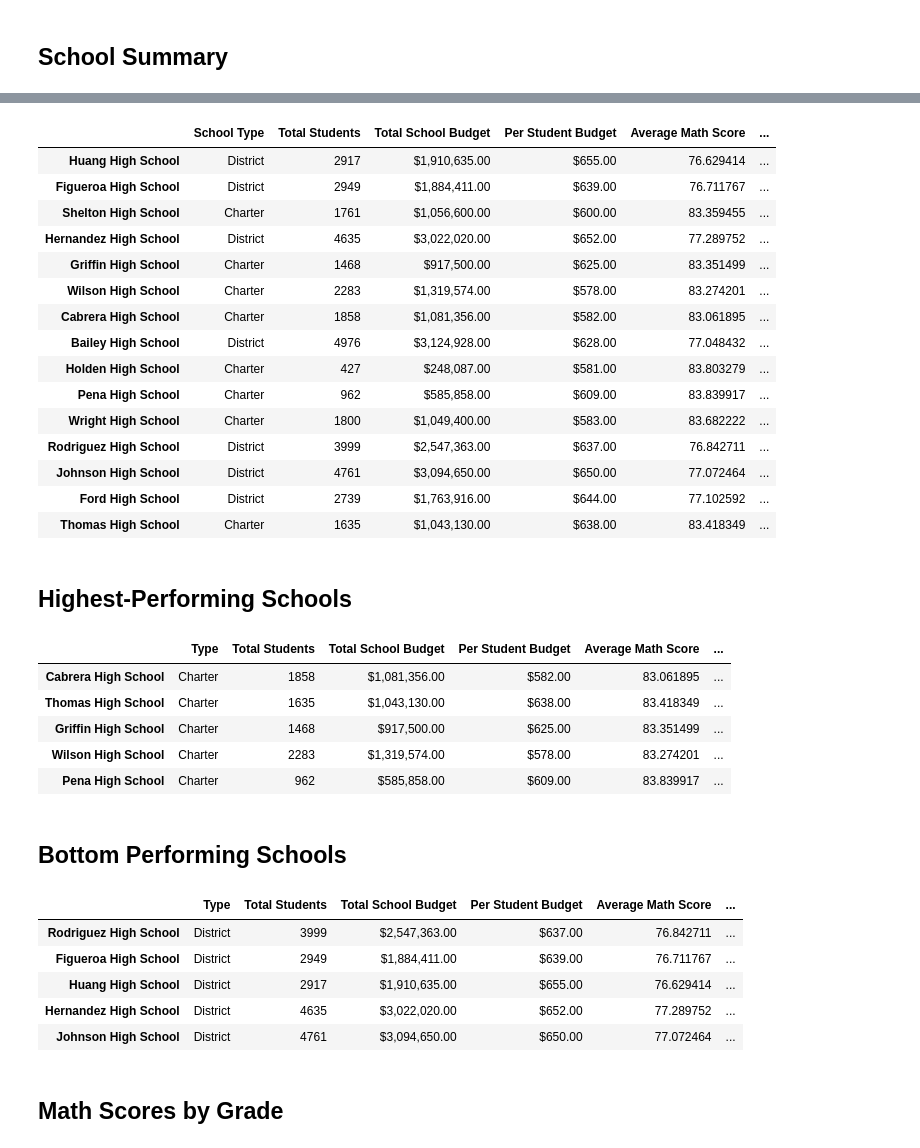
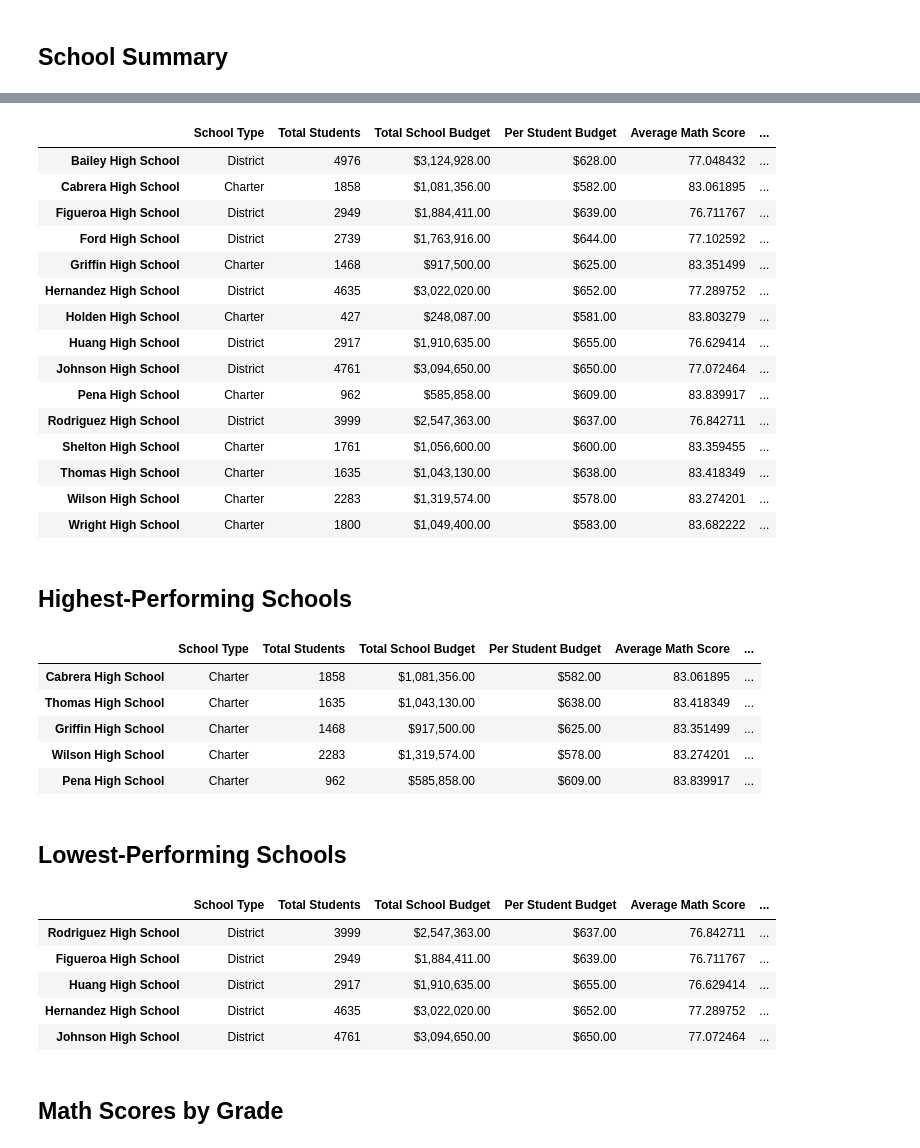
Before and after one commit to gdagger/Pandas-Challenge, a Jupyter notebook: PyCitySchools/PyCitySchools.ipynb, the cells around one changed output, grey strips where cells are left out. Drawn from its saved outputs; the diff is of its cells as text; code cells hidden in the pictures.

```diff
--- a/PyCitySchools/PyCitySchools.ipynb
+++ b/PyCitySchools/PyCitySchools.ipynb
@@ -253,35 +289,37 @@ overall_passing_rate = passing_math_and_reading.groupby(["school_name"]).count()
 # %%
 # Create a DataFrame called `per_school_summary` with columns for the calculations above.
 
 per_school_summary = pd.concat([school_types, per_school_counts, per_school_budget, per_school_capita, per_school_math, per_school_reading,
-                                per_school_passing_math, per_school_passing_reading, overall_passing_rate], axis=1)
+                                per_school_passing_math, per_school_passing_reading, overall_passing_rate], axis=1, )
 
-per_school_summary.columns = ["School Type", "Total Students", "Total School Budget", "Per Student Budget", "Average Math Score", "Average Reading Score", "% Passing Math",
-                                "% Passing Reading", "% Overall Passing"]
+# Rename columns
+per_school_summary = per_school_summary.rename(columns={"type":"School Type", "size":"Total Students", "budget":"Total School Budget", 0:"Per Student Budget",
+                                                "math_score":"Average Math Score", "reading_score":"Average Reading Score", 1:"% Passing Math",
+                                                2:"% Passing Reading", 3:"% Overall Passing"})
 
 # Formatting
 per_school_summary["Total School Budget"] = per_school_summary["Total School Budget"].map("${:,.2f}".format)
 per_school_summary["Per Student Budget"] = per_school_summary["Per Student Budget"].map("${:,.2f}".format)
 
-# Display the DataFrame
-per_school_summary
+# Display the DataFrame (with indices alphabetically sorted)
+per_school_summary.sort_index()
 # %% [output]
 |  | School Type | Total Students | Total School Budget | Per Student Budget | Average Math Score | ... |
+| Bailey High School | District | 4976 | $3,124,928.00 | $628.00 | 77.048432 | ... |
+| Cabrera High School | Charter | 1858 | $1,081,356.00 | $582.00 | 83.061895 | ... |
+| Figueroa High School | District | 2949 | $1,884,411.00 | $639.00 | 76.711767 | ... |
+| Ford High School | District | 2739 | $1,763,916.00 | $644.00 | 77.102592 | ... |
+| Griffin High School | Charter | 1468 | $917,500.00 | $625.00 | 83.351499 | ... |
+| Hernandez High School | District | 4635 | $3,022,020.00 | $652.00 | 77.289752 | ... |
+| Holden High School | Charter | 427 | $248,087.00 | $581.00 | 83.803279 | ... |
 | Huang High School | District | 2917 | $1,910,635.00 | $655.00 | 76.629414 | ... |
-| Figueroa High School | District | 2949 | $1,884,411.00 | $639.00 | 76.711767 | ... |
+| Johnson High School | District | 4761 | $3,094,650.00 | $650.00 | 77.072464 | ... |
+| Pena High School | Charter | 962 | $585,858.00 | $609.00 | 83.839917 | ... |
+| Rodriguez High School | District | 3999 | $2,547,363.00 | $637.00 | 76.842711 | ... |
 | Shelton High School | Charter | 1761 | $1,056,600.00 | $600.00 | 83.359455 | ... |
-| Hernandez High School | District | 4635 | $3,022,020.00 | $652.00 | 77.289752 | ... |
-| Griffin High School | Charter | 1468 | $917,500.00 | $625.00 | 83.351499 | ... |
+| Thomas High School | Charter | 1635 | $1,043,130.00 | $638.00 | 83.418349 | ... |
 | Wilson High School | Charter | 2283 | $1,319,574.00 | $578.00 | 83.274201 | ... |
-| Cabrera High School | Charter | 1858 | $1,081,356.00 | $582.00 | 83.061895 | ... |
-| Bailey High School | District | 4976 | $3,124,928.00 | $628.00 | 77.048432 | ... |
-| Holden High School | Charter | 427 | $248,087.00 | $581.00 | 83.803279 | ... |
-| Pena High School | Charter | 962 | $585,858.00 | $609.00 | 83.839917 | ... |
 | Wright High School | Charter | 1800 | $1,049,400.00 | $583.00 | 83.682222 | ... |
-| Rodriguez High School | District | 3999 | $2,547,363.00 | $637.00 | 76.842711 | ... |
-| Johnson High School | District | 4761 | $3,094,650.00 | $650.00 | 77.072464 | ... |
-| Ford High School | District | 2739 | $1,763,916.00 | $644.00 | 77.102592 | ... |
-| Thomas High School | Charter | 1635 | $1,043,130.00 | $638.00 | 83.418349 | ... |
 # %% [markdown]
 ## Highest-Performing Schools
 # %%
@@ -289,20 +327,20 @@ per_school_summary
 
 per_school_summary.sort_values(["% Overall Passing"],ascending=False).head()
 # %% [output]
-|  | Type | Total Students | Total School Budget | Per Student Budget | Average Math Score | ... |
+|  | School Type | Total Students | Total School Budget | Per Student Budget | Average Math Score | ... |
 | Cabrera High School | Charter | 1858 | $1,081,356.00 | $582.00 | 83.061895 | ... |
 | Thomas High School | Charter | 1635 | $1,043,130.00 | $638.00 | 83.418349 | ... |
 | Griffin High School | Charter | 1468 | $917,500.00 | $625.00 | 83.351499 | ... |
 | Wilson High School | Charter | 2283 | $1,319,574.00 | $578.00 | 83.274201 | ... |
 | Pena High School | Charter | 962 | $585,858.00 | $609.00 | 83.839917 | ... |
 # %% [markdown]
-## Bottom Performing Schools
+## Lowest-Performing Schools
 # %%
 # Sort the schools by `% Overall Passing` in ascending order and display the top 5 rows.
 
 per_school_summary.sort_values(["% Overall Passing"]).head()
 # %% [output]
-|  | Type | Total Students | Total School Budget | Per Student Budget | Average Math Score | ... |
+|  | School Type | Total Students | Total School Budget | Per Student Budget | Average Math Score | ... |
 | Rodriguez High School | District | 3999 | $2,547,363.00 | $637.00 | 76.842711 | ... |
 | Figueroa High School | District | 2949 | $1,884,411.00 | $639.00 | 76.711767 | ... |
 | Huang High School | District | 2917 | $1,910,635.00 | $655.00 | 76.629414 | ... |
```
Also changed, not shown: parts of 29 cells of this notebook, 12 other files.
